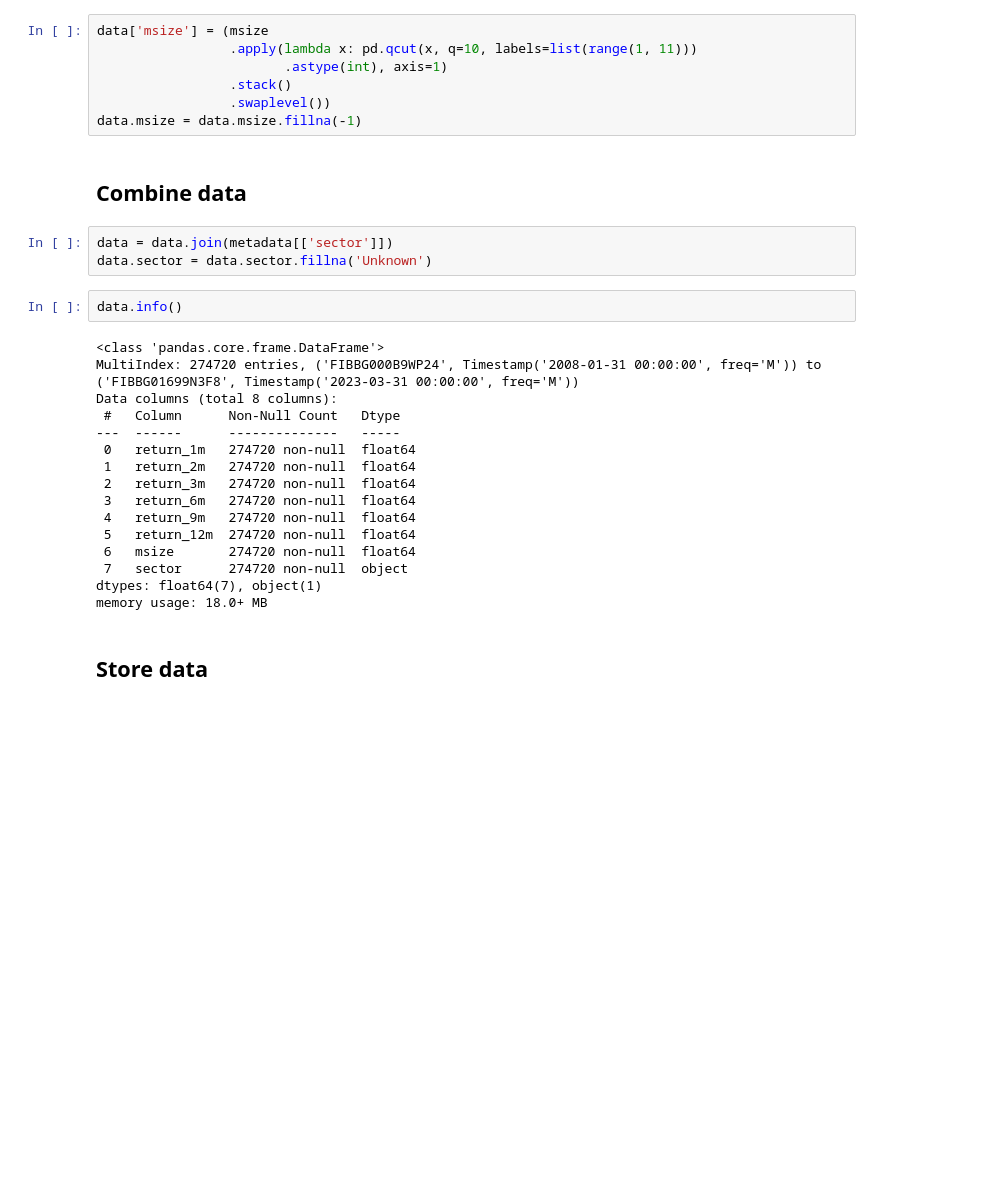
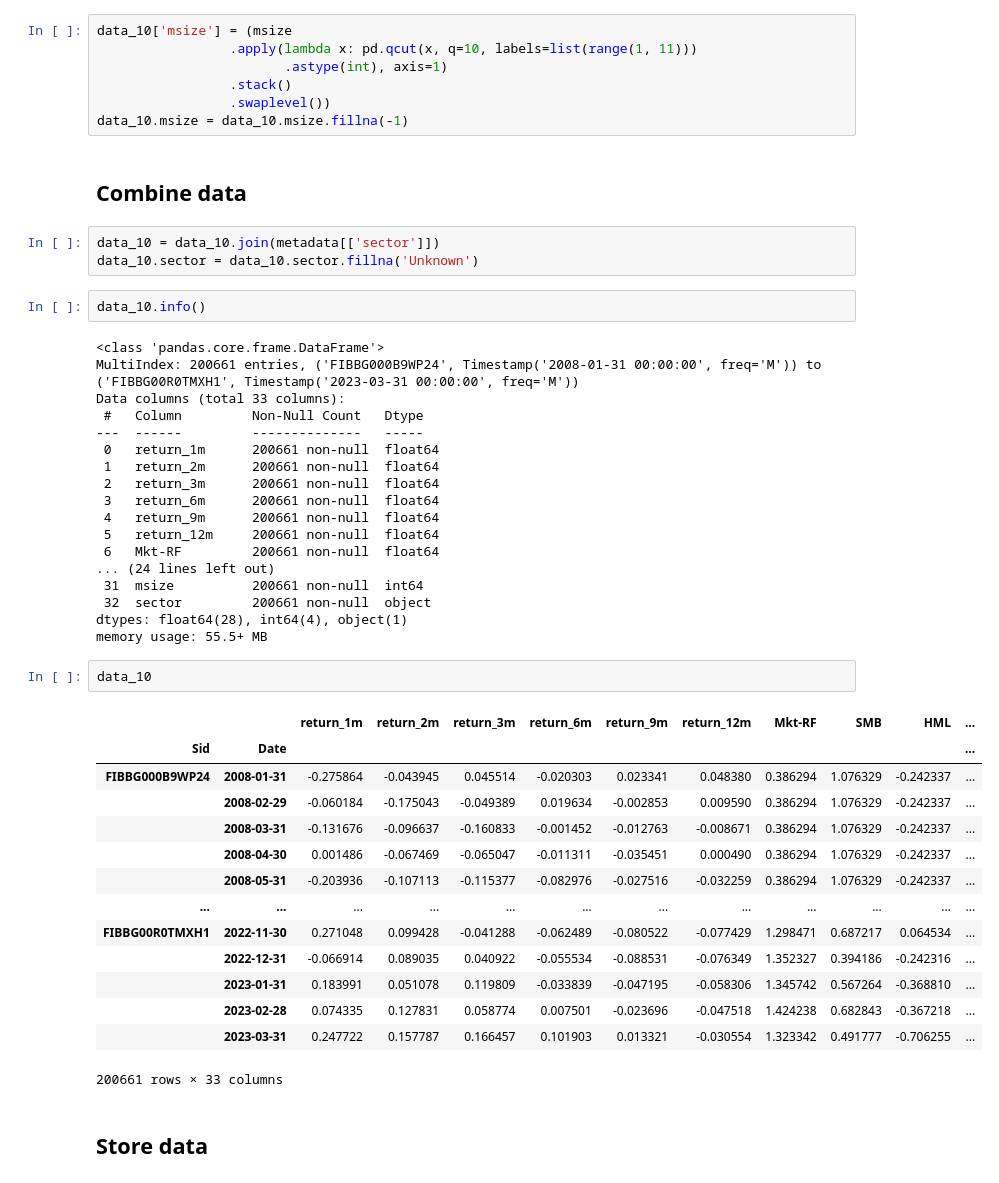
Before and after one commit to rodrigo-fonseca-oliveira/Hands-On-Machine-Learning-for-Algorithmic-Trading, a Jupyter notebook: Chapter04/00_data/feature_engineering_qr.ipynb, the cells around one changed output. Cells and saved outputs as stored; diff of their text form; blank space fills up the shorter version.

```diff
--- a/Chapter04/00_data/feature_engineering_qr.ipynb
+++ b/Chapter04/00_data/feature_engineering_qr.ipynb
@@ -522,35 +527,54 @@ msize = (size_factor
 # %% [markdown]
 Compute size deciles per month:
 # %%
-data['msize'] = (msize
+data_10['msize'] = (msize
                  .apply(lambda x: pd.qcut(x, q=10, labels=list(range(1, 11)))
                         .astype(int), axis=1)
                  .stack()
                  .swaplevel())
-data.msize = data.msize.fillna(-1)
+data_10.msize = data_10.msize.fillna(-1)
 # %% [markdown]
 ## Combine data
 # %%
-data = data.join(metadata[['sector']])
-data.sector = data.sector.fillna('Unknown')
+data_10 = data_10.join(metadata[['sector']])
+data_10.sector = data_10.sector.fillna('Unknown')
 # %%
-data.info()
+data_10.info()
 # %% [output]
 <class 'pandas.core.frame.DataFrame'>
-MultiIndex: 274720 entries, ('FIBBG000B9WP24', Timestamp('2008-01-31 00:00:00', freq='M')) to ('FIBBG01699N3F8', Timestamp('2023-03-31 00:00:00', freq='M'))
-Data columns (total 8 columns):
- #   Column      Non-Null Count   Dtype
----  ------      --------------   -----
- 0   return_1m   274720 non-null  float64
- 1   return_2m   274720 non-null  float64
- 2   return_3m   274720 non-null  float64
- 3   return_6m   274720 non-null  float64
- 4   return_9m   274720 non-null  float64
- 5   return_12m  274720 non-null  float64
- 6   msize       274720 non-null  float64
- 7   sector      274720 non-null  object
-dtypes: float64(7), object(1)
-memory usage: 18.0+ MB
+MultiIndex: 200661 entries, ('FIBBG000B9WP24', Timestamp('2008-01-31 00:00:00', freq='M')) to ('FIBBG00R0TMXH1', Timestamp('2023-03-31 00:00:00', freq='M'))
+Data columns (total 33 columns):
+ #   Column         Non-Null Count   Dtype
+---  ------         --------------   -----
+ 0   return_1m      200661 non-null  float64
+ 1   return_2m      200661 non-null  float64
+ 2   return_3m      200661 non-null  float64
+ 3   return_6m      200661 non-null  float64
+ 4   return_9m      200661 non-null  float64
+ 5   return_12m     200661 non-null  float64
+ 6   Mkt-RF         200661 non-null  float64
+... (24 lines left out)
+ 31  msize          200661 non-null  int64
+ 32  sector         200661 non-null  object
+dtypes: float64(28), int64(4), object(1)
+memory usage: 55.5+ MB
+# %%
+data_10
+# %% [output]
+|  |  | return_1m | return_2m | return_3m | return_6m | return_9m | return_12m | Mkt-RF | SMB | HML | ... |
+| Sid | Date |  |  |  |  |  |  |  |  |  | ... |
+| FIBBG000B9WP24 | 2008-01-31 | -0.275864 | -0.043945 | 0.045514 | -0.020303 | 0.023341 | 0.048380 | 0.386294 | 1.076329 | -0.242337 | ... |
+|  | 2008-02-29 | -0.060184 | -0.175043 | -0.049389 | 0.019634 | -0.002853 | 0.009590 | 0.386294 | 1.076329 | -0.242337 | ... |
+|  | 2008-03-31 | -0.131676 | -0.096637 | -0.160833 | -0.001452 | -0.012763 | -0.008671 | 0.386294 | 1.076329 | -0.242337 | ... |
+|  | 2008-04-30 | 0.001486 | -0.067469 | -0.065047 | -0.011311 | -0.035451 | 0.000490 | 0.386294 | 1.076329 | -0.242337 | ... |
+|  | 2008-05-31 | -0.203936 | -0.107113 | -0.115377 | -0.082976 | -0.027516 | -0.032259 | 0.386294 | 1.076329 | -0.242337 | ... |
+| ... | ... | ... | ... | ... | ... | ... | ... | ... | ... | ... | ... |
+| FIBBG00R0TMXH1 | 2022-11-30 | 0.271048 | 0.099428 | -0.041288 | -0.062489 | -0.080522 | -0.077429 | 1.298471 | 0.687217 | 0.064534 | ... |
+|  | 2022-12-31 | -0.066914 | 0.089035 | 0.040922 | -0.055534 | -0.088531 | -0.076349 | 1.352327 | 0.394186 | -0.242316 | ... |
+|  | 2023-01-31 | 0.183991 | 0.051078 | 0.119809 | -0.033839 | -0.047195 | -0.058306 | 1.345742 | 0.567264 | -0.368810 | ... |
+|  | 2023-02-28 | 0.074335 | 0.127831 | 0.058774 | 0.007501 | -0.023696 | -0.047518 | 1.424238 | 0.682843 | -0.367218 | ... |
+|  | 2023-03-31 | 0.247722 | 0.157787 | 0.166457 | 0.101903 | 0.013321 | -0.030554 | 1.323342 | 0.491777 | -0.706255 | ... |
+200661 rows × 33 columns
 # %% [markdown]
 ## Store data
 # %% [markdown]
```
Also changed, not shown: parts of 13 cells of this notebook.
